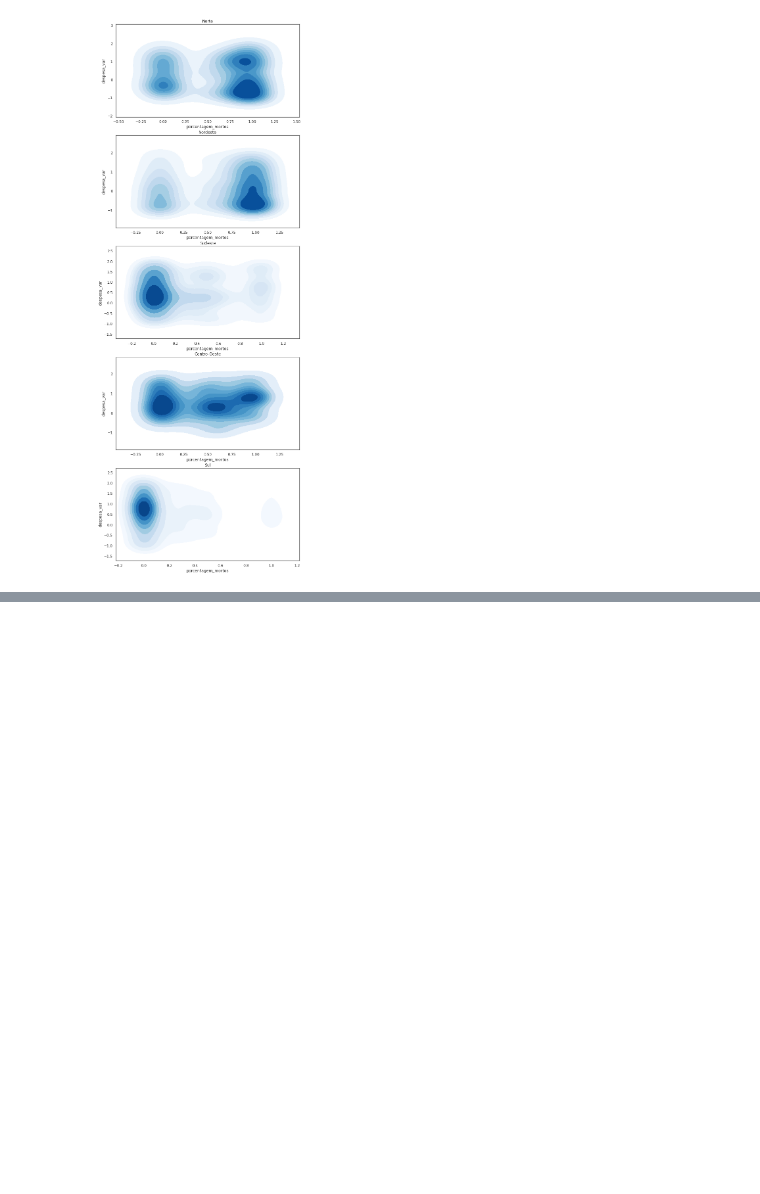
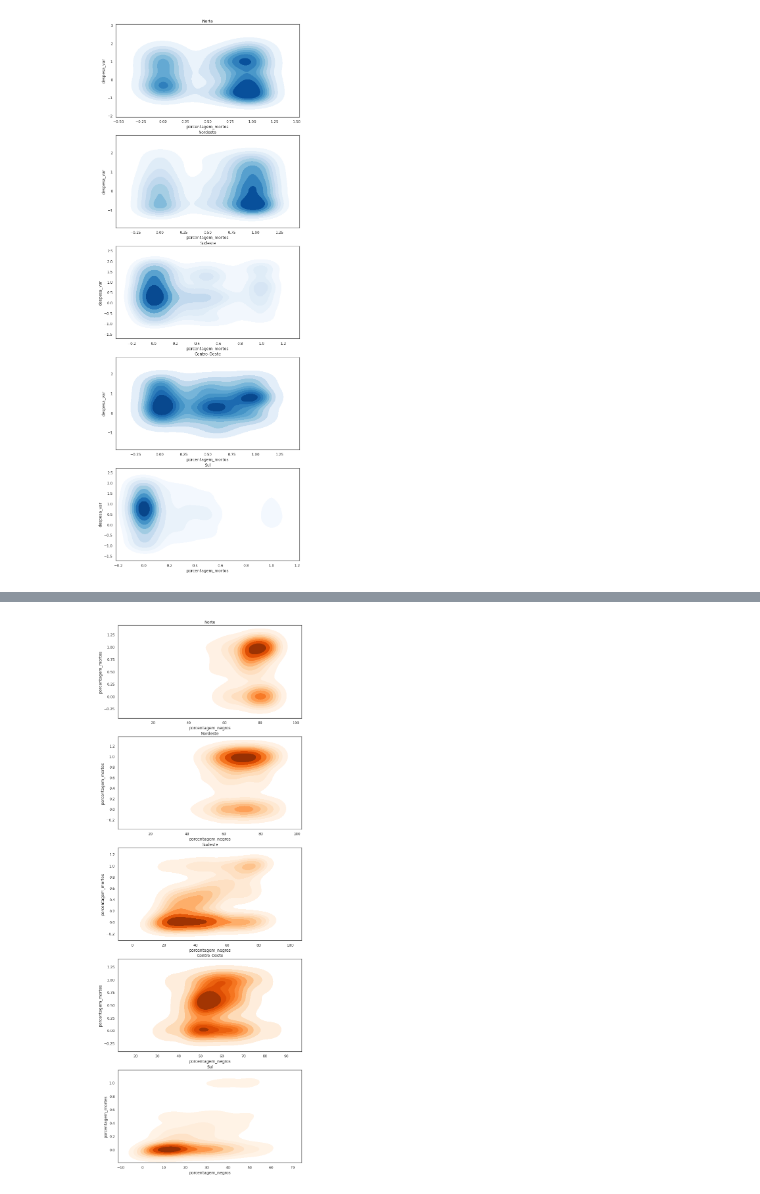
Before and after one commit to saulorcj/tarefas-analytica, a Jupyter notebook: A2/analise_dados.ipynb, the cells around one changed output, grey strips where cells are left out. Saved outputs shown, nothing was run; the diff lists cells and outputs as text; code cells hidden in the pictures; blank space fills up the shorter version.

```diff
--- a/A2/analise_dados.ipynb
+++ b/A2/analise_dados.ipynb
@@ -727,0 +770,4 @@ plt.show()
+# %%
+df_mortes_negros = pd.merge(df_prop_mortes_2019, df_negros["prop_negros"], left_index=True, right_index=True)
+df_mortes_negros.rename(columns = {"prop_mortes": "prop_mortes_2019"}, inplace=True)
+df_mortes_negros.head()
@@ -727,0 +782,13 @@ plt.show()
+# %%
+sns.set_style("white")
+f, axes = plt.subplots(5, 1, figsize=(10, 30))
+for i, regiao in enumerate(regioes):
+    prop_negros = np.array(df_mortes_negros[df_mortes_negros["sigla_uf"].isin(regioes[regiao])]["prop_negros"])
+    prop_mortes = np.array(df_mortes_negros[df_mortes_negros["sigla_uf"].isin(regioes[regiao])]["prop_mortes_2019"])
+    sns.kdeplot(x=prop_negros, y=prop_mortes, cmap="Oranges", shade=True, ax=axes[i])
+    axes[i].set_title(regiao)
+    axes[i].set_xlabel("porcentagem_negros")
+    axes[i].set_ylabel("porcentagem_mortes")
+plt.show()
+# %% [output]
+[figure, added]
```
Also changed, not shown: parts of 32 cells of this notebook.
